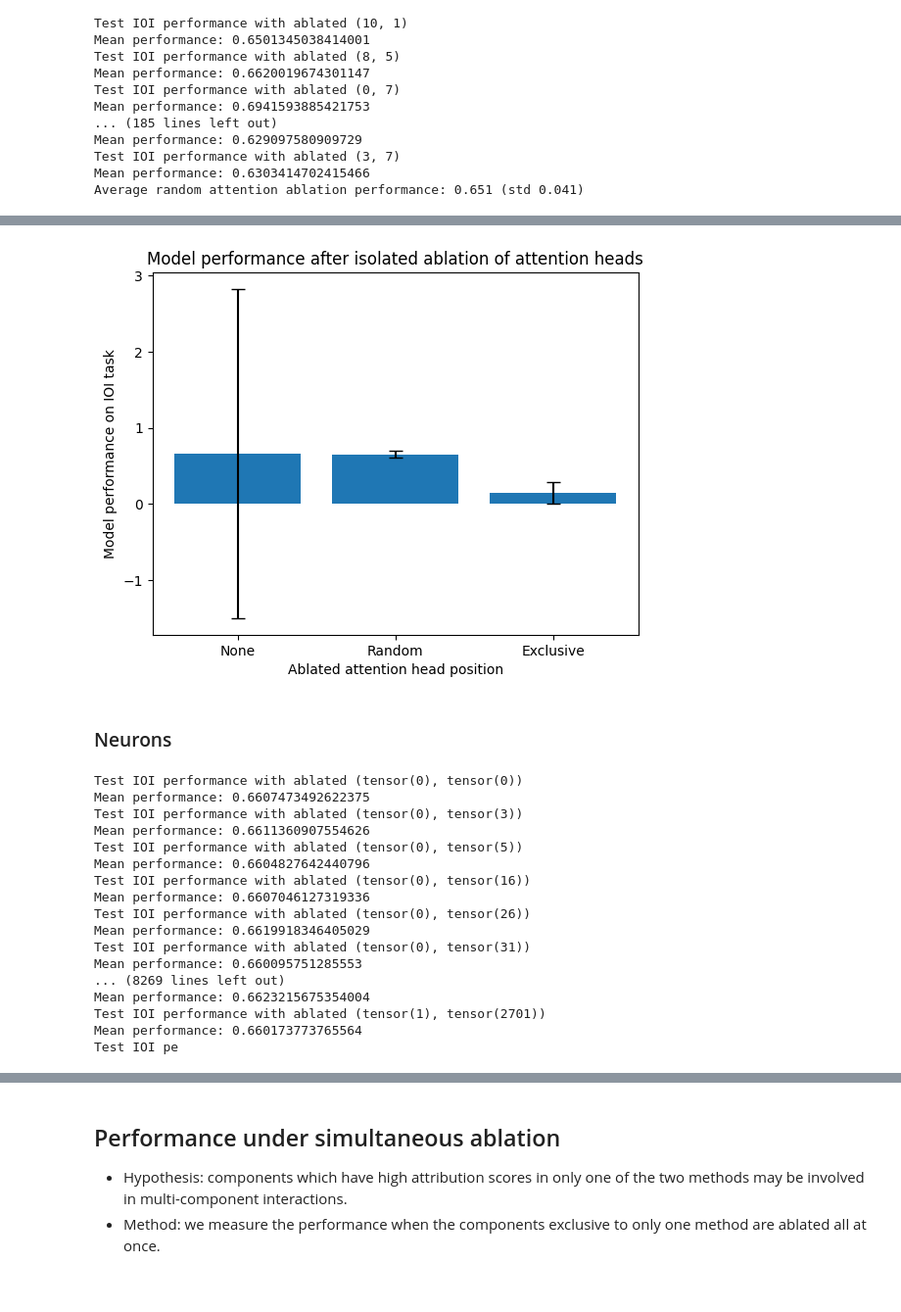
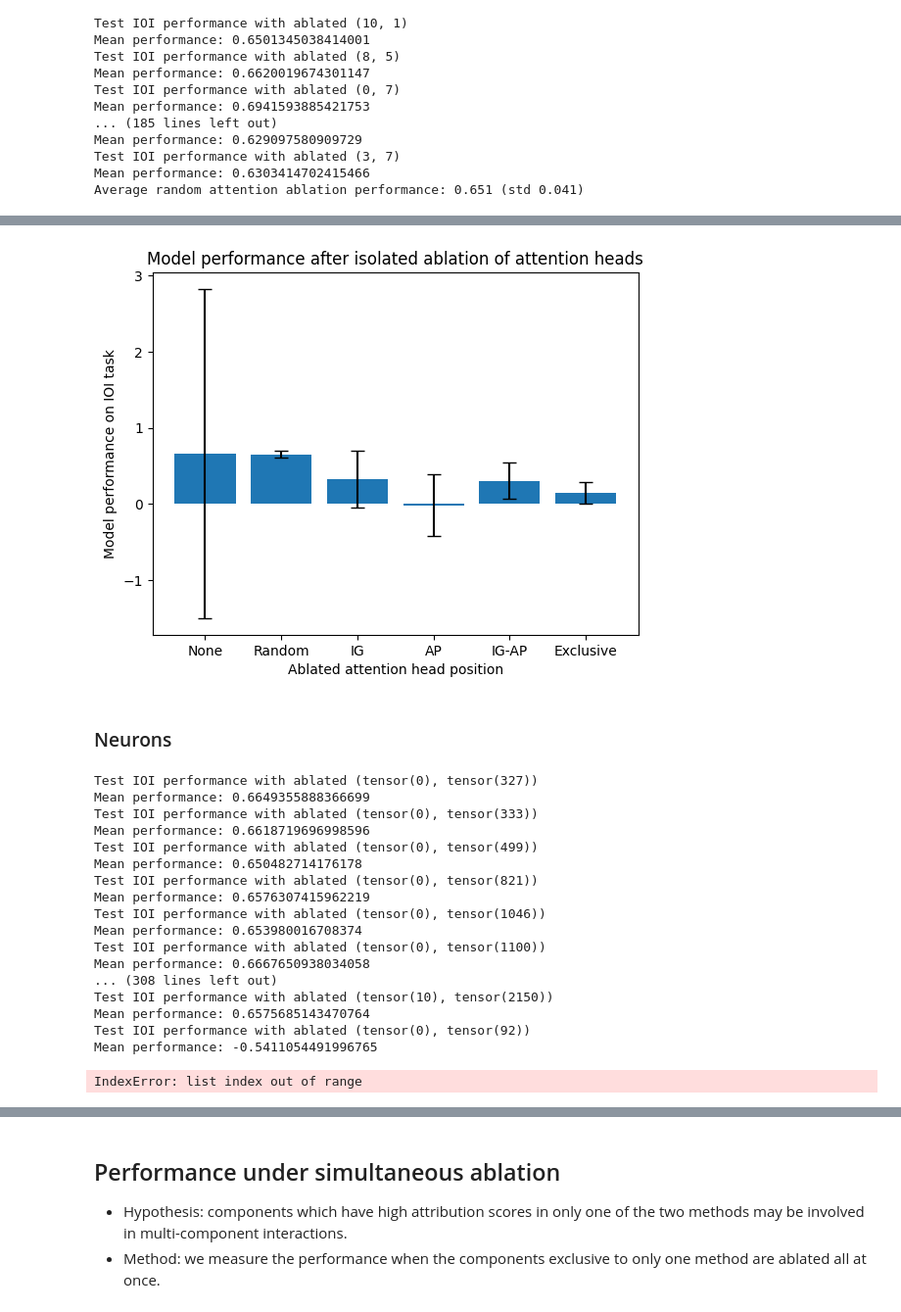
Before and after one commit to mwmlo/gradient_causal_knowledge, a Jupyter notebook: 2 - Important Disagreements.ipynb, the cells around one changed output, grey strips where cells are left out. Shown at 98% size. Drawn from its saved outputs; the diff is of its cells as text; code cells hidden in the pictures.

```diff
--- a/2 - Important Disagreements.ipynb
+++ b/2 - Important Disagreements.ipynb
@@ -186,69 +268,90 @@ Average random attention ablation performance: 0.651 (std 0.041)
 # %%
+average_ig_attn_ablation_performance = 0.3245
+average_ig_attn_ablation_performance_std = 0.3730
+
+average_ap_attn_ablation_performance = -0.0196
+average_ap_attn_ablation_performance_std = 0.4072
+
 average_random_attn_ablation_performance = 0.651
 average_random_attn_ablation_performance_std = 0.041
+
+average_ig_ap_highlighted_attn_ablation_score = 0.3044
+average_ig_ap_highlighted_attn_ablation_scores_std = 0.2332
+
+average_outlier_attn_ablation_performance = 0.1422
+average_outlier_attn_ablation_performance_std = 0.1383
 # %%
 # Plot impact of isolated ablation of attention heads
 plt.title("Model performance after isolated ablation of attention heads")
 plt.xlabel("Ablated attention head position")
 plt.ylabel("Model performance on IOI task")
 
-xs = ["None", "Random", "Exclusive"]
+xs = ["None", "Random", "IG", "AP", "IG-AP", "Exclusive"]
 ys = [
     baseline_performance,
     average_random_attn_ablation_performance,
-    attn_outlier_isolated_ablated_performance
+    average_ig_attn_ablation_performance,
+    average_ap_attn_ablation_performance,
+    average_ig_ap_highlighted_attn_ablation_score,
+    average_outlier_attn_ablation_performance
 ]
 yerr = [
     baseline_performance_std,
     average_random_attn_ablation_performance_std,
-    attn_outlier_isolated_ablated_performance_std
+    average_ig_attn_ablation_performance_std,
+    average_ap_attn_ablation_performance_std,
+    average_ig_ap_highlighted_attn_ablation_scores_std,
+    average_outlier_attn_ablation_performance_std
 ]
 
 plt.bar(xs, ys, yerr=yerr, capsize=5)
 plt.show()
 
 
 # # Plot an example
 
 # plt.title("Model performance after isolated ablation of exclusive attention heads")
 # plt.xlabel("Ablated attention head position")
 # plt.ylabel("Model performance on IOI task")
 
 # xs = ["None"] + [str(k) for k in attn_outlier_isolated_ablation_scores[0].keys()]
 # ys = [baseline_performance] + [v for v in attn_outlier_isolated_ablation_scores[0].values()]
 
 # plt.bar(xs, ys)
 # plt.show()
 # %% [output]
-[figure, old version]
+[figure, new version]
 # %% [markdown]
 ### Neurons
 # %%
-mlp_outlier_isolated_ablation_scores = [{} for _ in range(20)]
+mlp_outlier_isolated_ablation_scores = [{} for _ in range(3)]
 
 for sample, layer, idx in mlp_outliers:
+    if sample > 3:
+        break
     score = test_single_ablated_performance(model, layer, idx, mean_corrupt_activations, Task.IOI, is_attn=False)
     mlp_outlier_isolated_ablation_scores[sample][(layer.item(), idx.item())] = score.item()
 
 torch.save(mlp_outlier_isolated_ablation_scores, "results/disagreements/mlp_outlier_isolated_ablation_scores.pt")
 # %% [output]
-Test IOI performance with ablated (tensor(0), tensor(0))
-Mean performance: 0.6607473492622375
-Test IOI performance with ablated (tensor(0), tensor(3))
-Mean performance: 0.6611360907554626
-Test IOI performance with ablated (tensor(0), tensor(5))
-Mean performance: 0.6604827642440796
-Test IOI performance with ablated (tensor(0), tensor(16))
-Mean performance: 0.6607046127319336
-Test IOI performance with ablated (tensor(0), tensor(26))
-Mean performance: 0.6619918346405029
-Test IOI performance with ablated (tensor(0), tensor(31))
-Mean performance: 0.660095751285553
-... (8269 lines left out)
-Mean performance: 0.6623215675354004
-Test IOI performance with ablated (tensor(1), tensor(2701))
-Mean performance: 0.660173773765564
-Test IOI pe
+Test IOI performance with ablated (tensor(0), tensor(327))
+Mean performance: 0.6649355888366699
+Test IOI performance with ablated (tensor(0), tensor(333))
+Mean performance: 0.6618719696998596
+Test IOI performance with ablated (tensor(0), tensor(499))
+Mean performance: 0.650482714176178
+Test IOI performance with ablated (tensor(0), tensor(821))
+Mean performance: 0.6576307415962219
+Test IOI performance with ablated (tensor(0), tensor(1046))
+Mean performance: 0.653980016708374
+Test IOI performance with ablated (tensor(0), tensor(1100))
+Mean performance: 0.6667650938034058
+... (308 lines left out)
+Test IOI performance with ablated (tensor(10), tensor(2150))
+Mean performance: 0.6575685143470764
+Test IOI performance with ablated (tensor(0), tensor(92))
+Mean performance: -0.5411054491996765
+IndexError: list index out of range
 # %%
 # Average model performance over all outlier components
 mlp_outlier_isolated_ablation_scores = torch.load("results/disagreements/mlp_outlier_isolated_ablation_scores.pt")
```
Also changed, not shown: parts of 10 cells of this notebook, 3 other files.
